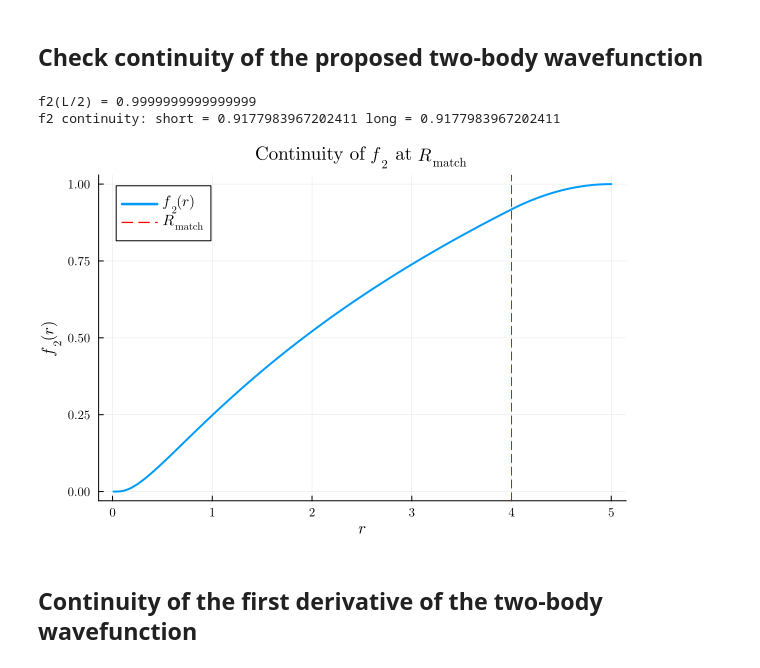
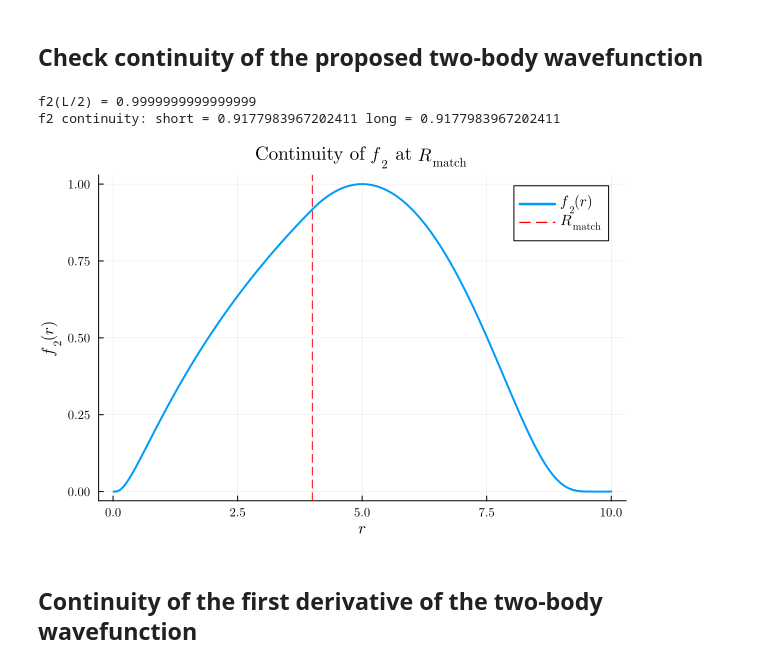
Before and after one commit to martadomin/Monte-Carlo-simulation-of-vortices-in-a-dipolar-bilayer, a Jupyter notebook: Sanity_checks/Stage1/Sanity_checks.ipynb, the cells around one changed output. Drawn from its saved outputs; the diff is of its cells as text; code cells hidden in the pictures.

```diff
--- a/Sanity_checks/Stage1/Sanity_checks.ipynb
+++ b/Sanity_checks/Stage1/Sanity_checks.ipynb
@@ -7,7 +7,7 @@ include("C:\\Users\\marta\\Monte_Carlo_simulation_of_vortices_in_a_dipolar_layer
 
 using Bessels
 
-r = LinRange(0.01, 5.0, 500)  # Radial distances for g(r) calculation
+r = LinRange(0.01, 10.0, 500)  # Radial distances for g(r) calculation
 R_match = 4.0 # Matching radius to validate continuity of f2
 L = 10.0
 
@@ -18,34 +18,34 @@ constants = calculate_constants(L, R_match)
 C1, C2, C3 = constants
 
 f2 = Vector{Float64}(undef, length(r))
 for i in 1:length(r)
     f2[i] = exp(u2(r[i], R_match, L, constants))
 end
 
 println("f2(L/2) = ", C2 * exp(-C3/(L/2)) * exp(-C3/(L/2)))
 println("f2 continuity: short = ", C1*besselk(0, 2/sqrt(R_match)),
         " long = ", C2*exp(-C3/R_match)*exp(-C3/(L-R_match)))
 
 
 using LaTeXStrings
 using Plots
 gr()
 default(fontfamily="Computer Modern", titlefont=12, legendfont=10)
 
 plot(r, f2,
      label=L"f_2(r)",
      xlabel=L"r",
      ylabel=L"f_2(r)",
      title=L"Continuity of $f_2$ at $R_{\mathrm{match}}$",
      linewidth=2)
 vline!([R_match],
        label=L"R_{\mathrm{match}}",
        linestyle=:dash,
        color=:red)
 # %% [output]
 f2(L/2) = 0.9999999999999999
 f2 continuity: short = 0.9177983967202411 long = 0.9177983967202411
-[figure, old version]
+[figure, new version]
 # %% [markdown]
 ## Continuity of the first derivative of the two-body wavefunction
 # %%
```
Also changed, not shown: 2 other files.
